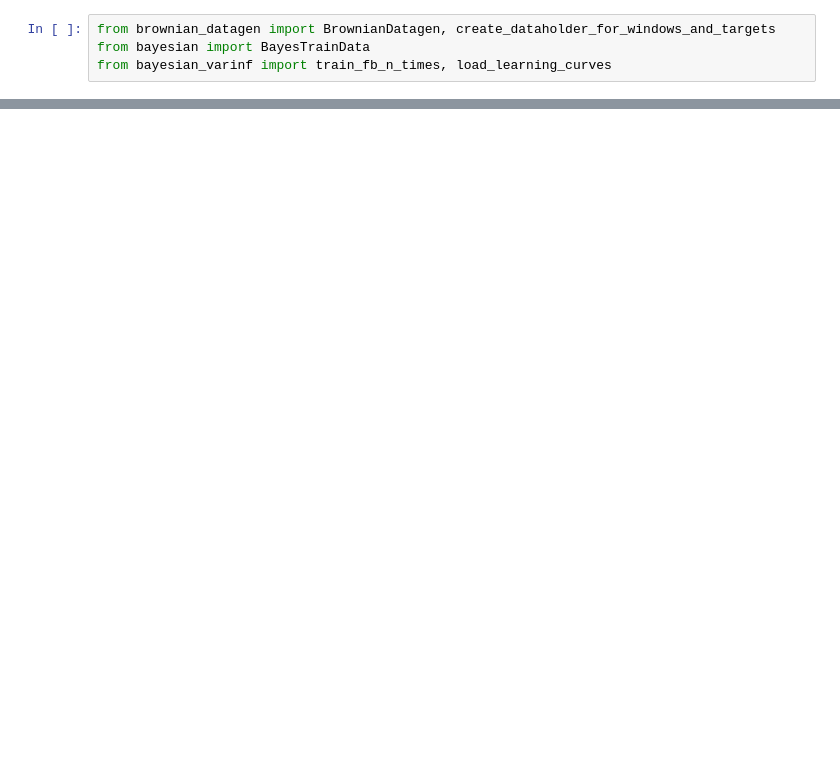
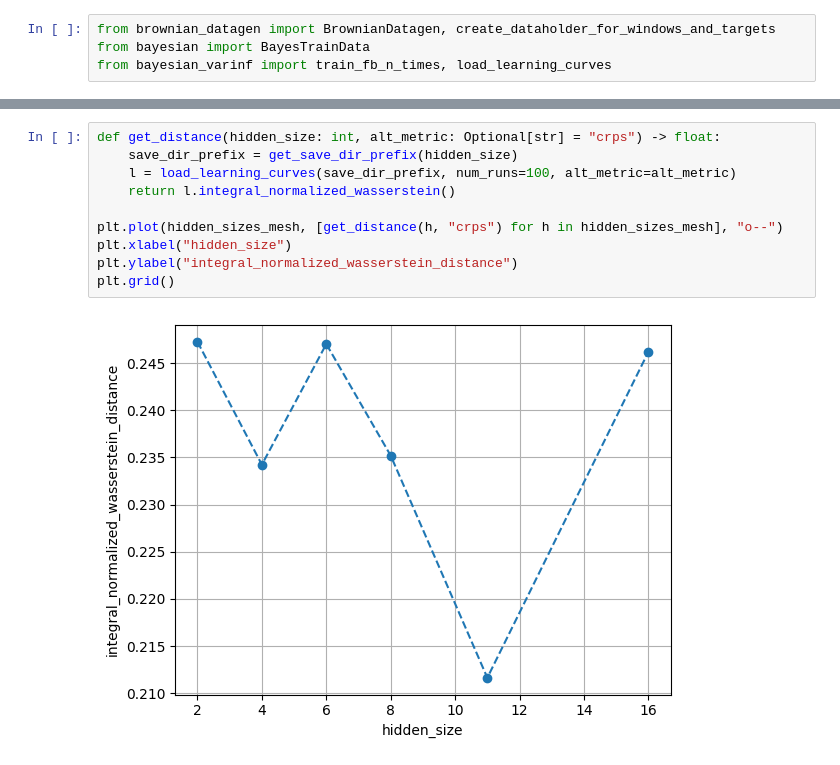
Before and after one commit to mathymess/reversibility-of-processes, a Jupyter notebook: bayesian_brownian_varinf_vary_hidden_size1.ipynb, the cells around one changed output, grey strips where cells are left out. Cells and saved outputs as stored; diff of their text form; blank space fills up the shorter version.

```diff
--- a/bayesian_brownian_varinf_vary_hidden_size1.ipynb
+++ b/bayesian_brownian_varinf_vary_hidden_size1.ipynb
@@ -44,0 +71,12 @@ for hidden_size in (2, 4, 6, 8, 11, 16):
+# %%
+def get_distance(hidden_size: int, alt_metric: Optional[str] = "crps") -> float:
+    save_dir_prefix = get_save_dir_prefix(hidden_size)
+    l = load_learning_curves(save_dir_prefix, num_runs=100, alt_metric=alt_metric)
+    return l.integral_normalized_wasserstein()
+
+plt.plot(hidden_sizes_mesh, [get_distance(h, "crps") for h in hidden_sizes_mesh], "o--")
+plt.xlabel("hidden_size")
+plt.ylabel("integral_normalized_wasserstein_distance")
+plt.grid()
+# %% [output]
+[figure, added]
```
Also changed, not shown: parts of 10 cells of this notebook, 1 other file.
